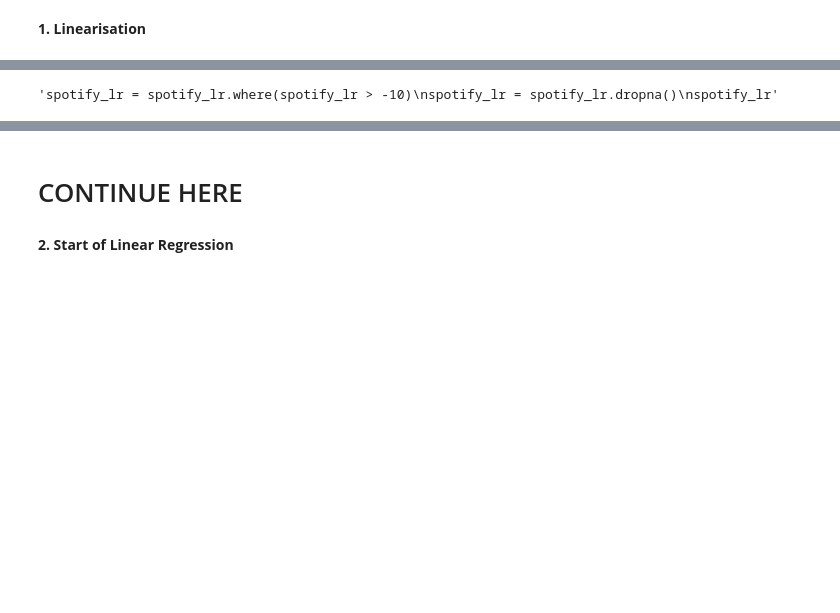
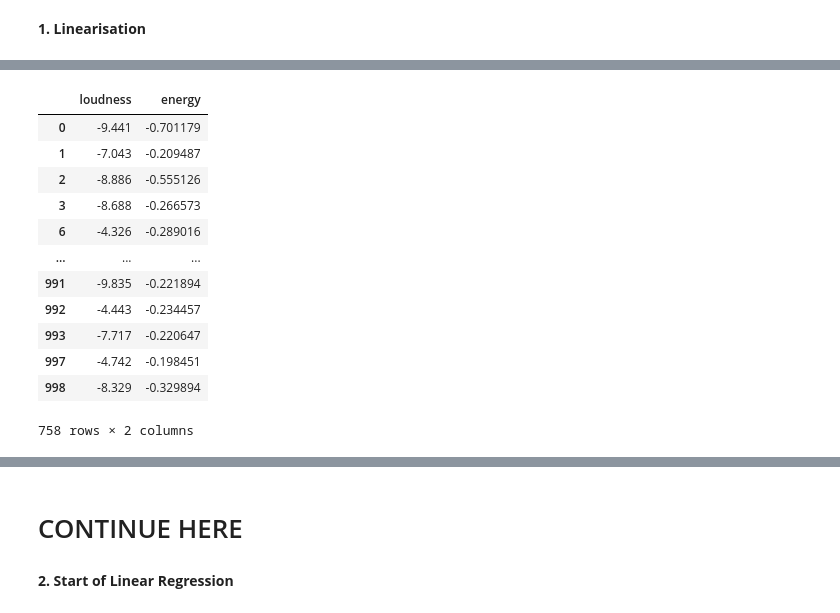
Before and after one commit to EnzoCentrale/Personal-Project, a Jupyter notebook: Project.ipynb, the cells around one changed output, grey strips where cells are left out. Cells and saved outputs as stored; diff of their text form; code cells hidden in the pictures; blank space fills up the shorter version.

```diff
--- a/Project.ipynb
+++ b/Project.ipynb
@@ -138,7 +151,20 @@ spotify_lr
 # %%
-'''spotify_lr = spotify_lr.where(spotify_lr > -10)
-spotify_lr = spotify_lr.dropna()
-spotify_lr'''
+# removing the outlier
+spotify_linearized = spotify_linearized.where(spotify_linearized > -10)
+spotify_linearized = spotify_linearized.dropna()
+spotify_linearized
 # %% [output]
+|  | loudness | energy |
+| 0 | -9.441 | -0.701179 |
+| 1 | -7.043 | -0.209487 |
+| 2 | -8.886 | -0.555126 |
+| 3 | -8.688 | -0.266573 |
+| 6 | -4.326 | -0.289016 |
+| ... | ... | ... |
+| 991 | -9.835 | -0.221894 |
+| 992 | -4.443 | -0.234457 |
+| 993 | -7.717 | -0.220647 |
+| 997 | -4.742 | -0.198451 |
+| 998 | -8.329 | -0.329894 |
-'spotify_lr = spotify_lr.where(spotify_lr > -10)\nspotify_lr = spotify_lr.dropna()\nspotify_lr'
+758 rows × 2 columns
 # %%
```
Also changed, not shown: parts of 5 cells of this notebook.
